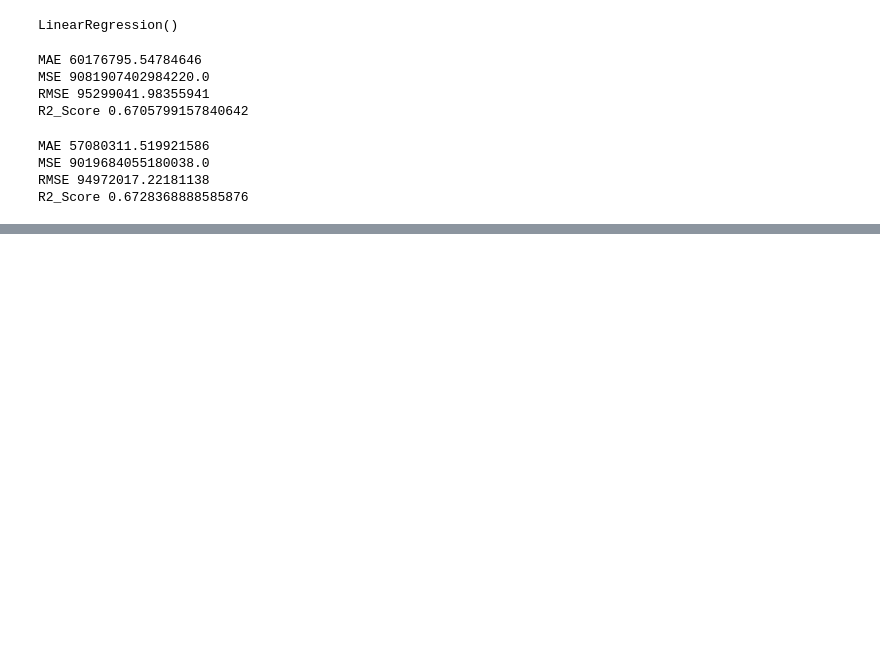
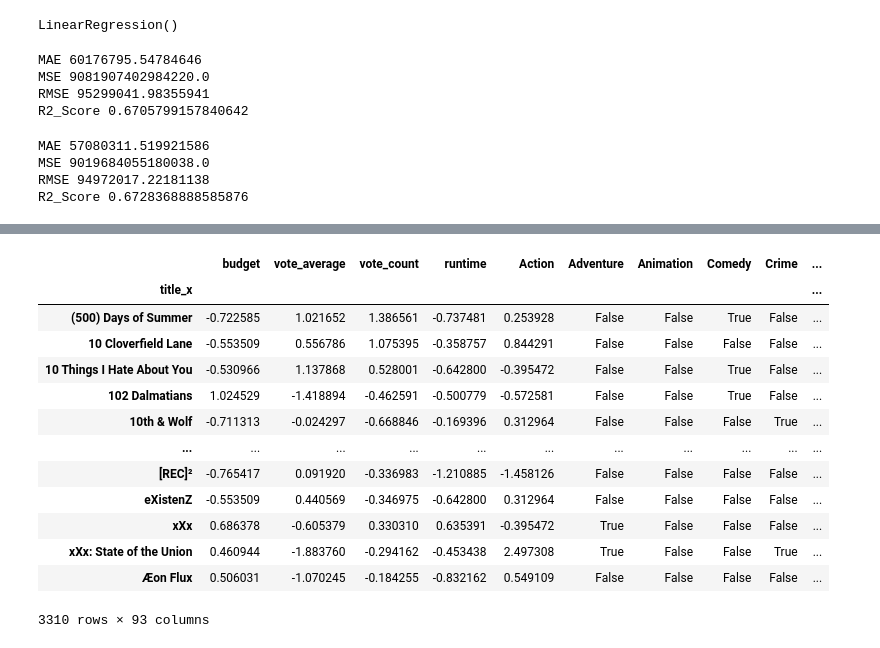
Before and after one commit to Prajwal-1446/Movie_Revenue_Prediction, a Jupyter notebook: MLG_Project.ipynb, the cells around one changed output, grey strips where cells are left out. Saved outputs shown, nothing was run; the diff lists cells and outputs as text; code cells hidden in the pictures; blank space fills up the shorter version.

```diff
--- a/MLG_Project.ipynb
+++ b/MLG_Project.ipynb
@@ -556,0 +607,2 @@ R2_Score 0.6728368888585876
+# %%
+scaled = sc.fit_transform(xcopy[columns_to_select])
@@ -556,0 +618,3 @@ R2_Score 0.6728368888585876
+# %%
+for i in range(0,5):
+    xcopy.iloc[:,i]= scaled[:,i]
@@ -556,0 +631,17 @@ R2_Score 0.6728368888585876
+# %%
+xcopy
+# %% [output]
+|  | budget | vote_average | vote_count | runtime | Action | Adventure | Animation | Comedy | Crime | ... |
+| title_x |  |  |  |  |  |  |  |  |  | ... |
+| (500) Days of Summer | -0.722585 | 1.021652 | 1.386561 | -0.737481 | 0.253928 | False | False | True | False | ... |
+| 10 Cloverfield Lane | -0.553509 | 0.556786 | 1.075395 | -0.358757 | 0.844291 | False | False | False | False | ... |
+| 10 Things I Hate About You | -0.530966 | 1.137868 | 0.528001 | -0.642800 | -0.395472 | False | False | True | False | ... |
+| 102 Dalmatians | 1.024529 | -1.418894 | -0.462591 | -0.500779 | -0.572581 | False | False | True | False | ... |
+| 10th & Wolf | -0.711313 | -0.024297 | -0.668846 | -0.169396 | 0.312964 | False | False | False | True | ... |
+| ... | ... | ... | ... | ... | ... | ... | ... | ... | ... | ... |
+| [REC]² | -0.765417 | 0.091920 | -0.336983 | -1.210885 | -1.458126 | False | False | False | False | ... |
+| eXistenZ | -0.553509 | 0.440569 | -0.346975 | -0.642800 | 0.312964 | False | False | False | False | ... |
+| xXx | 0.686378 | -0.605379 | 0.330310 | 0.635391 | -0.395472 | True | False | False | False | ... |
+| xXx: State of the Union | 0.460944 | -1.883760 | -0.294162 | -0.453438 | 2.497308 | True | False | False | True | ... |
+| Æon Flux | 0.506031 | -1.070245 | -0.184255 | -0.832162 | 0.549109 | False | False | False | False | ... |
+3310 rows × 93 columns
```
Also changed, not shown: parts of 43 cells of this notebook, 9 other files.
